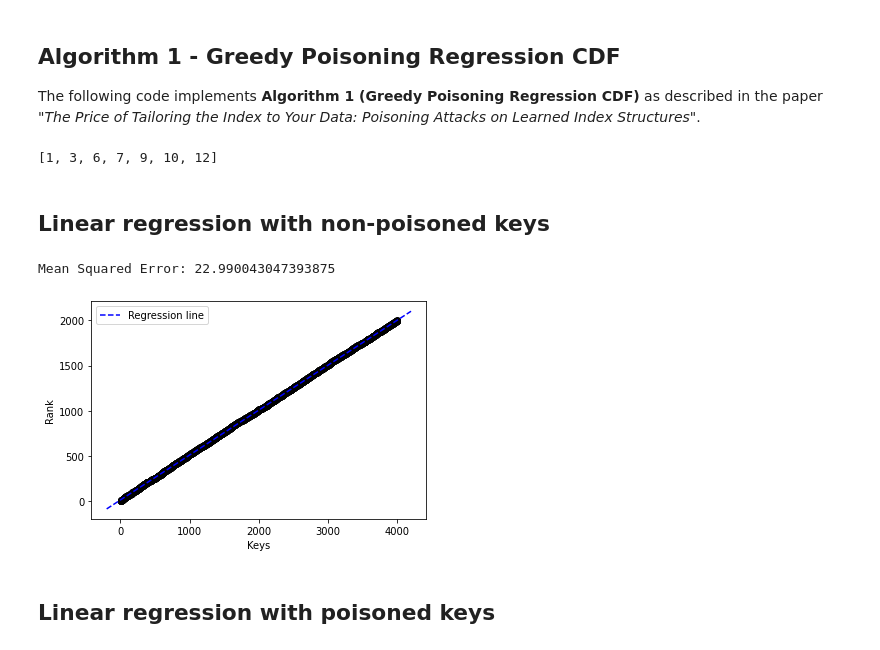
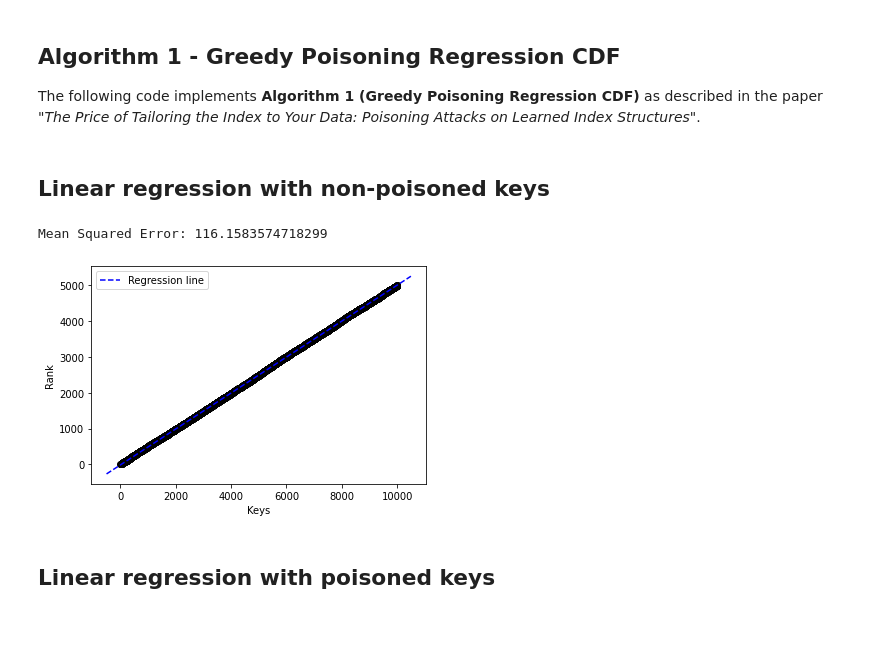
Before and after one commit to Bachfischer/adversarial-ml-for-learned-indexes, a Jupyter notebook: src/greedy_poisoning_regression_cdf_optimized.ipynb, the cells around one changed output. Cells and saved outputs as stored; diff of their text form; code cells hidden in the pictures.

```diff
--- a/src/greedy_poisoning_regression_cdf_optimized.ipynb
+++ b/src/greedy_poisoning_regression_cdf_optimized.ipynb
@@ -85,7 +113 @@ def extract_non_occupied_keys(keyset):
-# %%
-# REMOVE
-my_list = np.array([2, 4, 5, 8, 11])
-extract_non_occupied_keys(my_list)
-# %% [output]
-[1, 3, 6, 7, 9, 10, 12]
 # %%
@@ -216,15 +208,15 @@ def obtain_poisoning_keys(p, keyset, rankset):
 # %% [markdown]
 ## Linear regression with non-poisoned keys
 # %%
-df=pd.read_csv('../data/random_2000.csv', sep=',',header=None)
+df = pd.read_csv('../data/random_5000.csv', sep=',',header=None)
 
-X = np.array(df[0]).reshape(-1, 1)
+x = np.array(df[0]).reshape(-1, 1)
 y = np.array(df[1])
 # %%
-calculate_mean_squared_error(X, y)
+calculate_mean_squared_error(x, y)
 # %% [output]
-Mean Squared Error: 22.990043047393875
+Mean Squared Error: 116.1583574718299
-[figure, old version]
+[figure, new version]
 # %% [markdown]
 ## Linear regression with poisoned keys
 # %%
```
Also changed, not shown: parts of 27 cells of this notebook.
